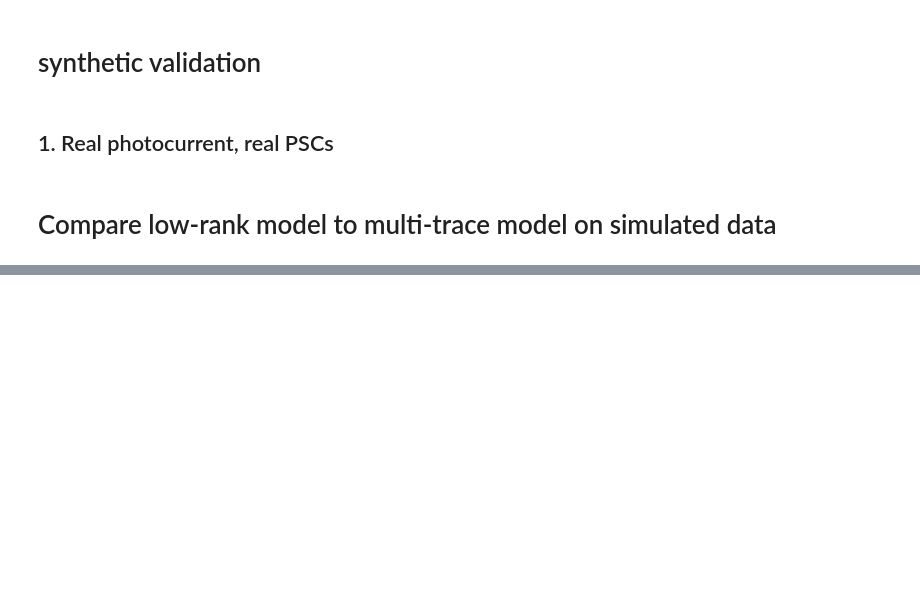
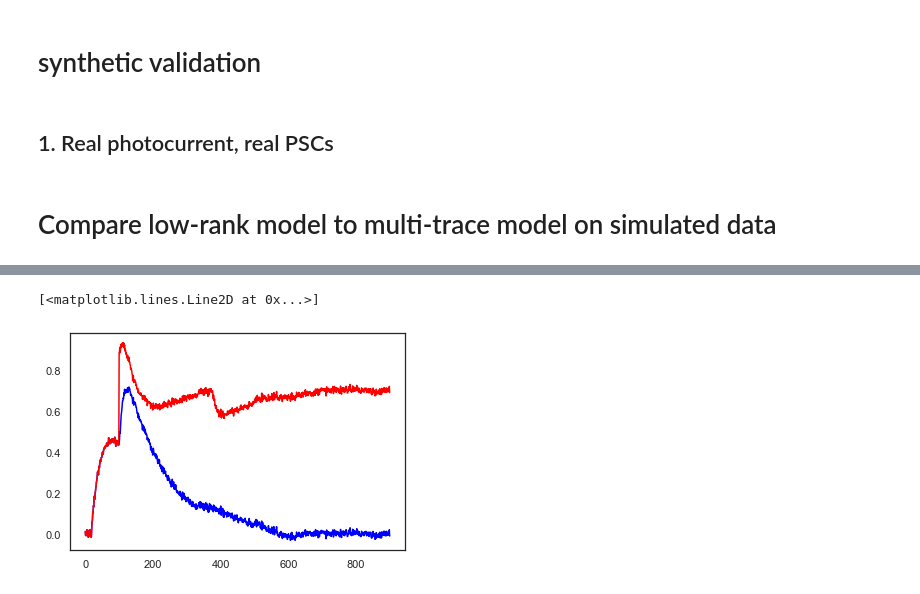
Before and after one commit to bantin/PhoRC, a Jupyter notebook: opsin_subtraction_experiments/synthetic-validation.ipynb, the cells around one changed output, grey strips where cells are left out. Saved outputs shown, nothing was run; the diff lists cells and outputs as text; code cells hidden in the pictures; blank space fills up the shorter version.

```diff
--- a/opsin_subtraction_experiments/synthetic-validation.ipynb
+++ b/opsin_subtraction_experiments/synthetic-validation.ipynb
@@ -124,0 +144,9 @@ sns.violinplot(data=df2, x='pc_frac', y='mse', hue='method', s=100, split=True)
+# %%
+differences = subtracted - true_pscs
+diff_norms = np.linalg.norm(differences, axis=1)
+idxs_sorted_by_norm = np.argsort(diff_norms)[::-1]
+plt.plot(true_pscs[idxs_sorted_by_norm[2]].T, color='blue')
+plt.plot(subtracted[idxs_sorted_by_norm[2]].T, color='red')
+# %% [output]
+[<matplotlib.lines.Line2D at 0x...>]
+[figure, added]
```
Also changed, not shown: parts of 10 cells of this notebook, 7 other files.
